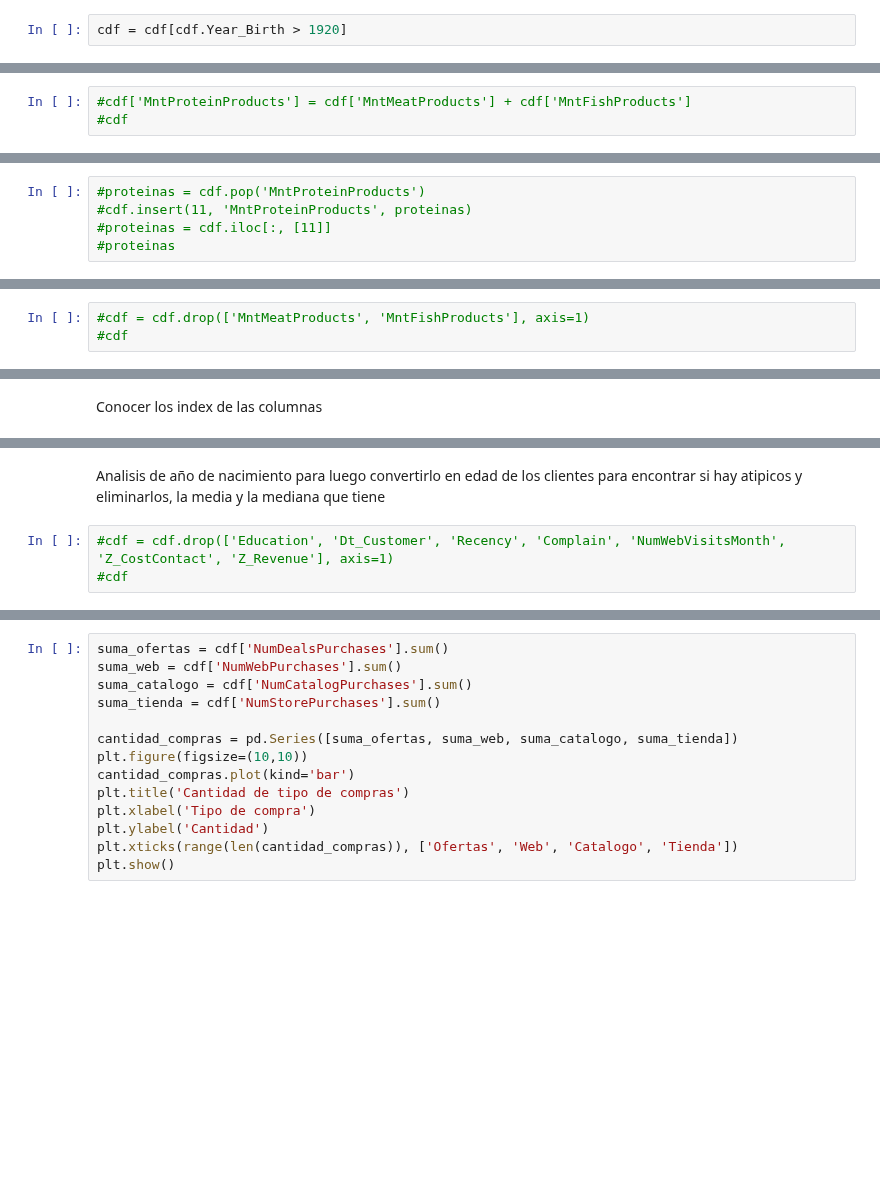
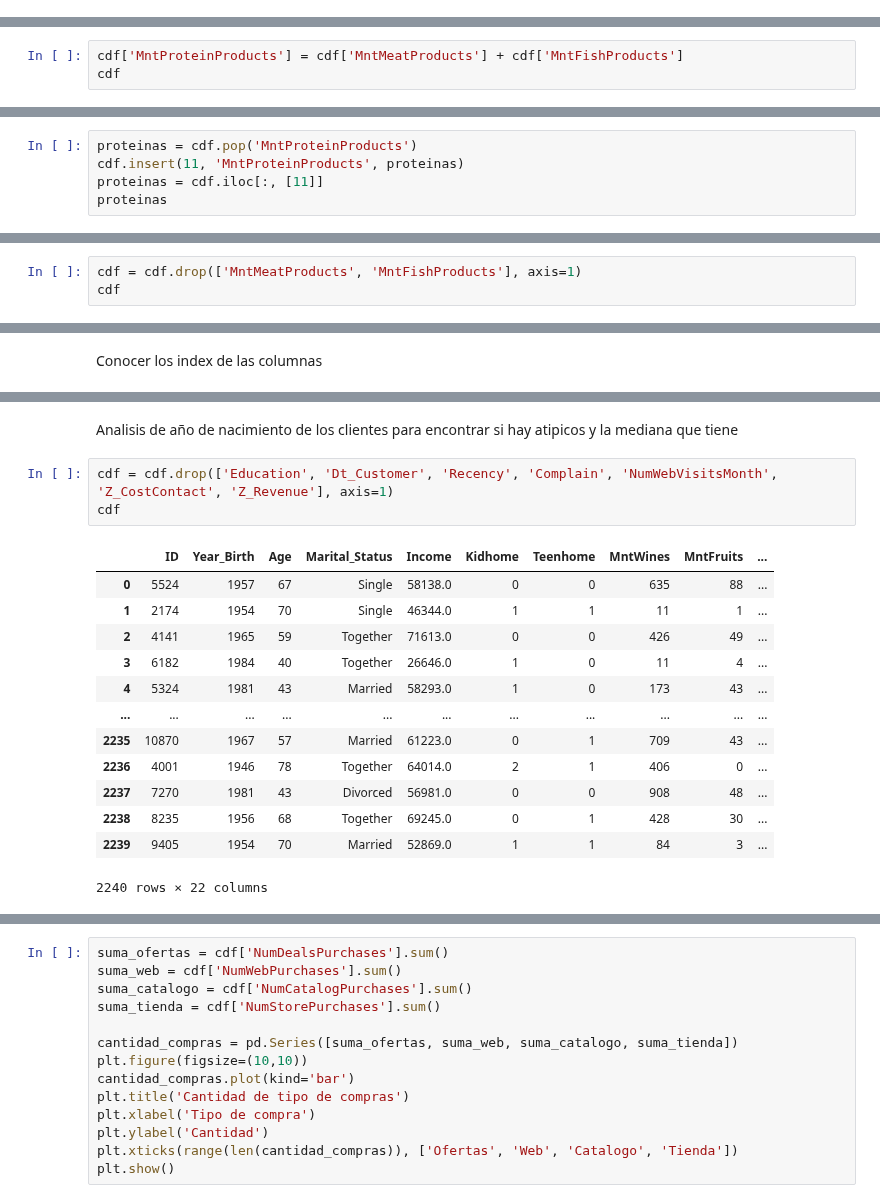
Before and after one commit to JuanDeutsch/DataSheets, a Jupyter notebook: Proyecto1/proyecto1.ipynb, the cells around one changed output, grey strips where cells are left out. Saved outputs shown, nothing was run; the diff lists cells and outputs as text; blank space fills up the shorter version.

```diff
--- a/Proyecto1/proyecto1.ipynb
+++ b/Proyecto1/proyecto1.ipynb
@@ -278,2 +25,0 @@ plt.show()
-# %%
-cdf = cdf[cdf.Year_Birth > 1920]
@@ -314,5 +50,5 @@ Teniendo en cuenta que las campañas pueden estar tambien enfocadas en rangos de
 # %% [markdown]
 Verifica si las dos columnas son numericas
 # %%
-#cdf['MntProteinProducts'] = cdf['MntMeatProducts'] + cdf['MntFishProducts']
-#cdf
+cdf['MntProteinProducts'] = cdf['MntMeatProducts'] + cdf['MntFishProducts']
+cdf
@@ -324,7 +88,7 @@ Crear una columna nueva la cual combine carnes y peces en una de proteinas
 # %% [markdown]
 Verificar que existe
 # %%
-#proteinas = cdf.pop('MntProteinProducts')
-#cdf.insert(11, 'MntProteinProducts', proteinas)
-#proteinas = cdf.iloc[:, [11]]
-#proteinas
+proteinas = cdf.pop('MntProteinProducts')
+cdf.insert(11, 'MntProteinProducts', proteinas)
+proteinas = cdf.iloc[:, [11]]
+proteinas
@@ -331,5 +109,5 @@ Verificar que existe
 # %% [markdown]
 Reposiciona la columna nueva
 # %%
-#cdf = cdf.drop(['MntMeatProducts', 'MntFishProducts'], axis=1)
-#cdf
+cdf = cdf.drop(['MntMeatProducts', 'MntFishProducts'], axis=1)
+cdf
@@ -340,5 +172,19 @@ Conocer los index de las columnas
 # %% [markdown]
-Analisis de año de nacimiento para luego convertirlo en edad de los clientes para encontrar si hay atipicos y eliminarlos, la media y la mediana que tiene
+Analisis de año de nacimiento de los clientes para encontrar si hay atipicos y la mediana que tiene
 # %%
-#cdf = cdf.drop(['Education', 'Dt_Customer', 'Recency', 'Complain', 'NumWebVisitsMonth', 'Z_CostContact', 'Z_Revenue'], axis=1)
-#cdf
+cdf = cdf.drop(['Education', 'Dt_Customer', 'Recency', 'Complain', 'NumWebVisitsMonth', 'Z_CostContact', 'Z_Revenue'], axis=1)
+cdf
+# %% [output]
+|  | ID | Year_Birth | Age | Marital_Status | Income | Kidhome | Teenhome | MntWines | MntFruits | ... |
+| 0 | 5524 | 1957 | 67 | Single | 58138.0 | 0 | 0 | 635 | 88 | ... |
+| 1 | 2174 | 1954 | 70 | Single | 46344.0 | 1 | 1 | 11 | 1 | ... |
+| 2 | 4141 | 1965 | 59 | Together | 71613.0 | 0 | 0 | 426 | 49 | ... |
+| 3 | 6182 | 1984 | 40 | Together | 26646.0 | 1 | 0 | 11 | 4 | ... |
+| 4 | 5324 | 1981 | 43 | Married | 58293.0 | 1 | 0 | 173 | 43 | ... |
+| ... | ... | ... | ... | ... | ... | ... | ... | ... | ... | ... |
+| 2235 | 10870 | 1967 | 57 | Married | 61223.0 | 0 | 1 | 709 | 43 | ... |
+| 2236 | 4001 | 1946 | 78 | Together | 64014.0 | 2 | 1 | 406 | 0 | ... |
+| 2237 | 7270 | 1981 | 43 | Divorced | 56981.0 | 0 | 0 | 908 | 48 | ... |
+| 2238 | 8235 | 1956 | 68 | Together | 69245.0 | 0 | 1 | 428 | 30 | ... |
+| 2239 | 9405 | 1954 | 70 | Married | 52869.0 | 1 | 1 | 84 | 3 | ... |
+2240 rows × 22 columns
```
Also changed, not shown: parts of 33 cells of this notebook.
